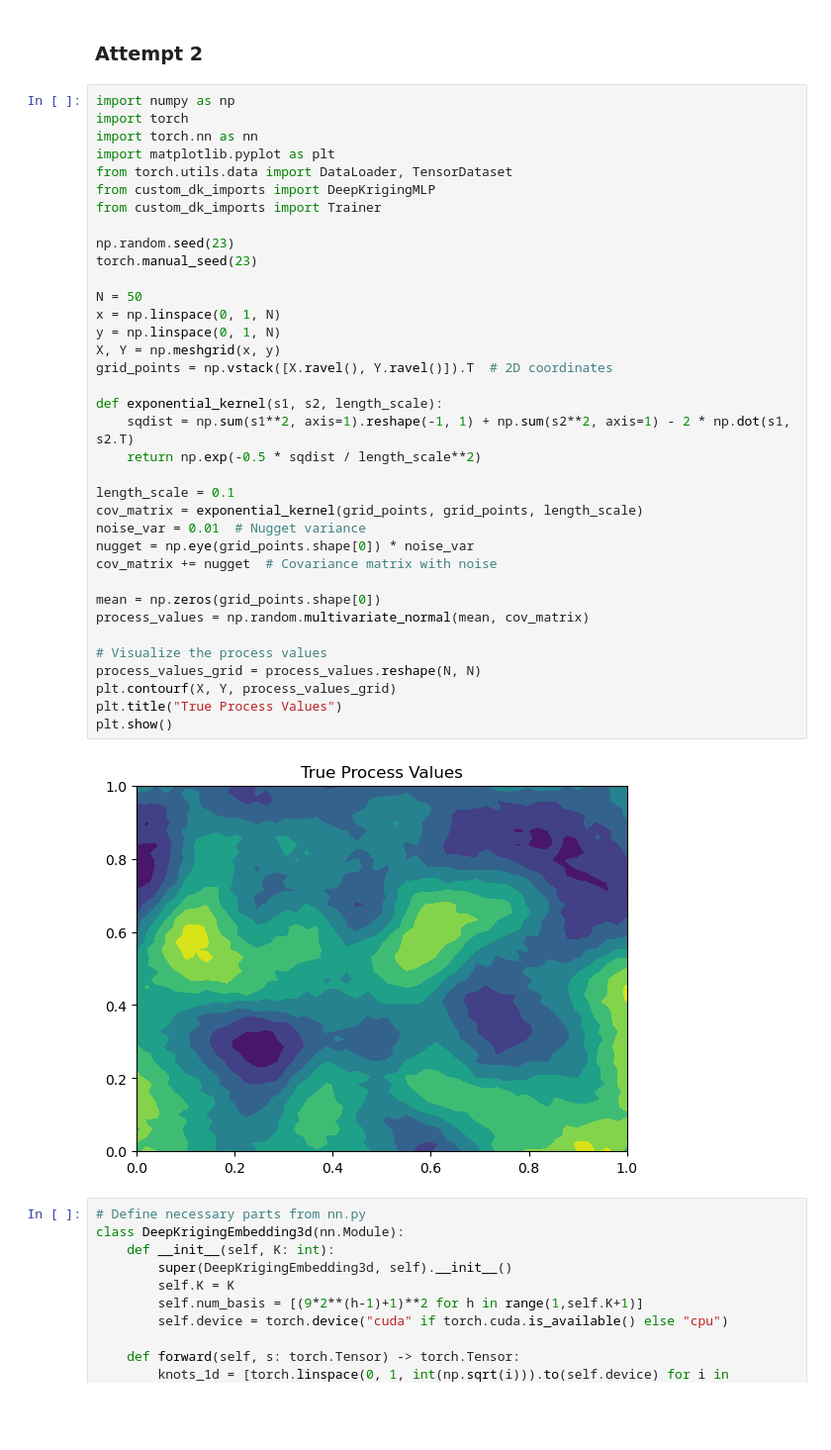
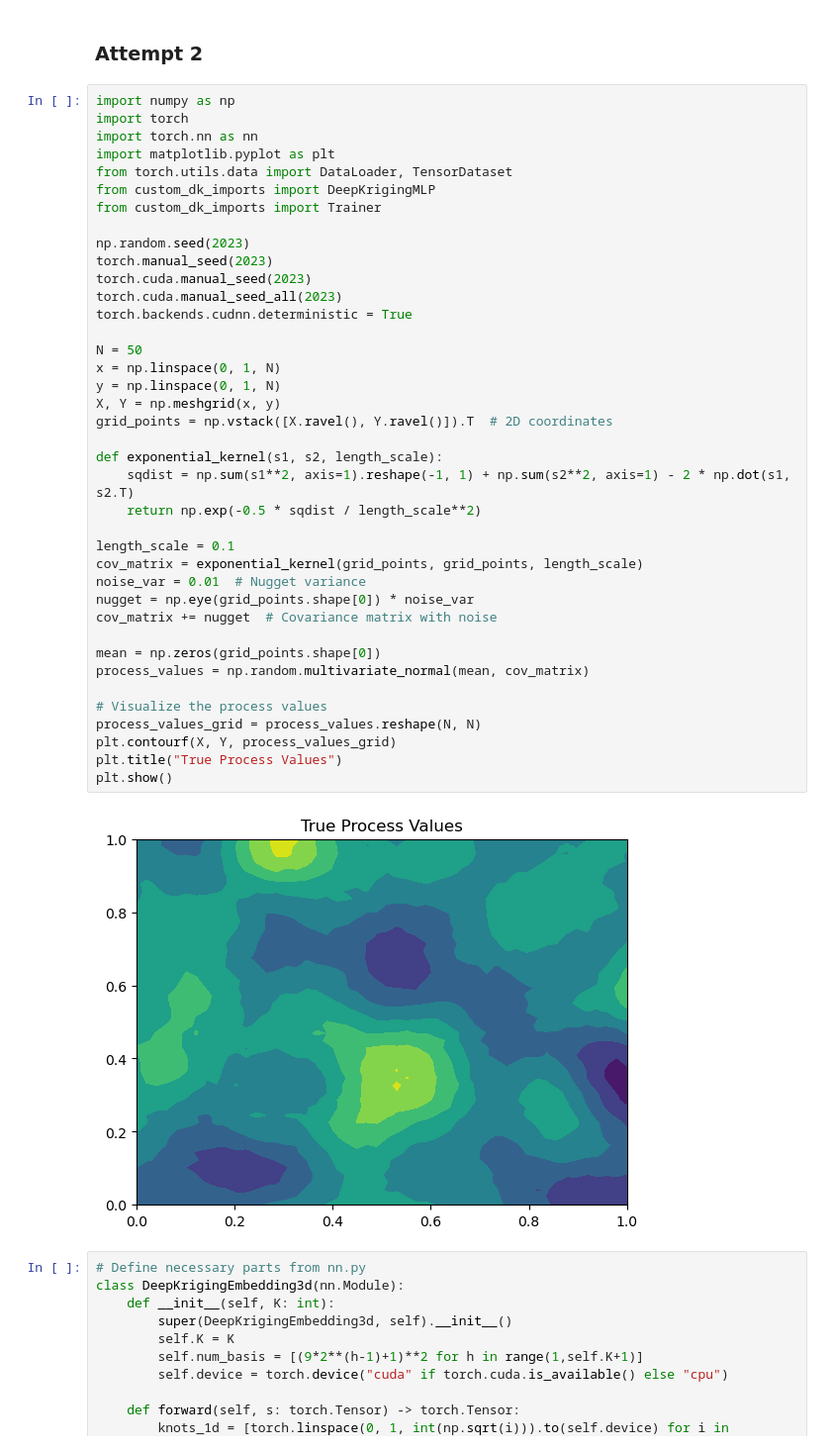
Before and after one commit to elliekkim/deep_ps, a Jupyter notebook: simple_dk_test2.ipynb, the cells around one changed output. Shown at 99% size. Drawn from its saved outputs; the diff is of its cells as text; blank space fills up the shorter version.

```diff
--- a/simple_dk_test2.ipynb
+++ b/simple_dk_test2.ipynb
@@ -8,36 +8,39 @@ import matplotlib.pyplot as plt
 from torch.utils.data import DataLoader, TensorDataset
 from custom_dk_imports import DeepKrigingMLP
 from custom_dk_imports import Trainer
 
-np.random.seed(23)
-torch.manual_seed(23)
+np.random.seed(2023)
+torch.manual_seed(2023)
+torch.cuda.manual_seed(2023)
+torch.cuda.manual_seed_all(2023)
+torch.backends.cudnn.deterministic = True
 
 N = 50
 x = np.linspace(0, 1, N)
 y = np.linspace(0, 1, N)
 X, Y = np.meshgrid(x, y)
 grid_points = np.vstack([X.ravel(), Y.ravel()]).T  # 2D coordinates
 
 def exponential_kernel(s1, s2, length_scale):
     sqdist = np.sum(s1**2, axis=1).reshape(-1, 1) + np.sum(s2**2, axis=1) - 2 * np.dot(s1, s2.T)
     return np.exp(-0.5 * sqdist / length_scale**2)
 
 length_scale = 0.1
 cov_matrix = exponential_kernel(grid_points, grid_points, length_scale)
 noise_var = 0.01  # Nugget variance
 nugget = np.eye(grid_points.shape[0]) * noise_var
 cov_matrix += nugget  # Covariance matrix with noise
 
 mean = np.zeros(grid_points.shape[0])
 process_values = np.random.multivariate_normal(mean, cov_matrix)
 
 # Visualize the process values
 process_values_grid = process_values.reshape(N, N)
 plt.contourf(X, Y, process_values_grid)
 plt.title("True Process Values")
 plt.show()
 # %% [output]
-[figure, old version]
+[figure, new version]
 # %%
 # Define necessary parts from nn.py
 class DeepKrigingEmbedding3d(nn.Module):
```
Also changed, not shown: parts of 6 cells of this notebook, 2 other files.
